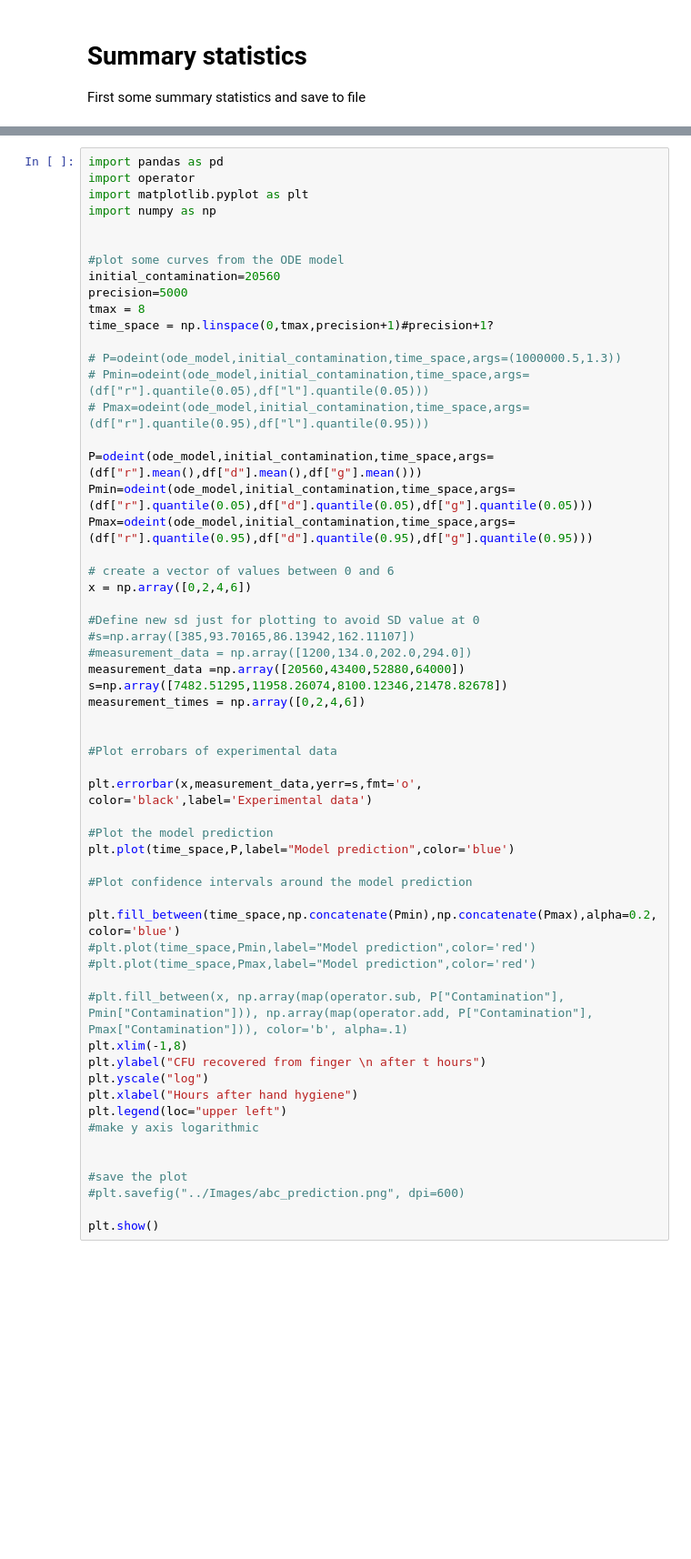
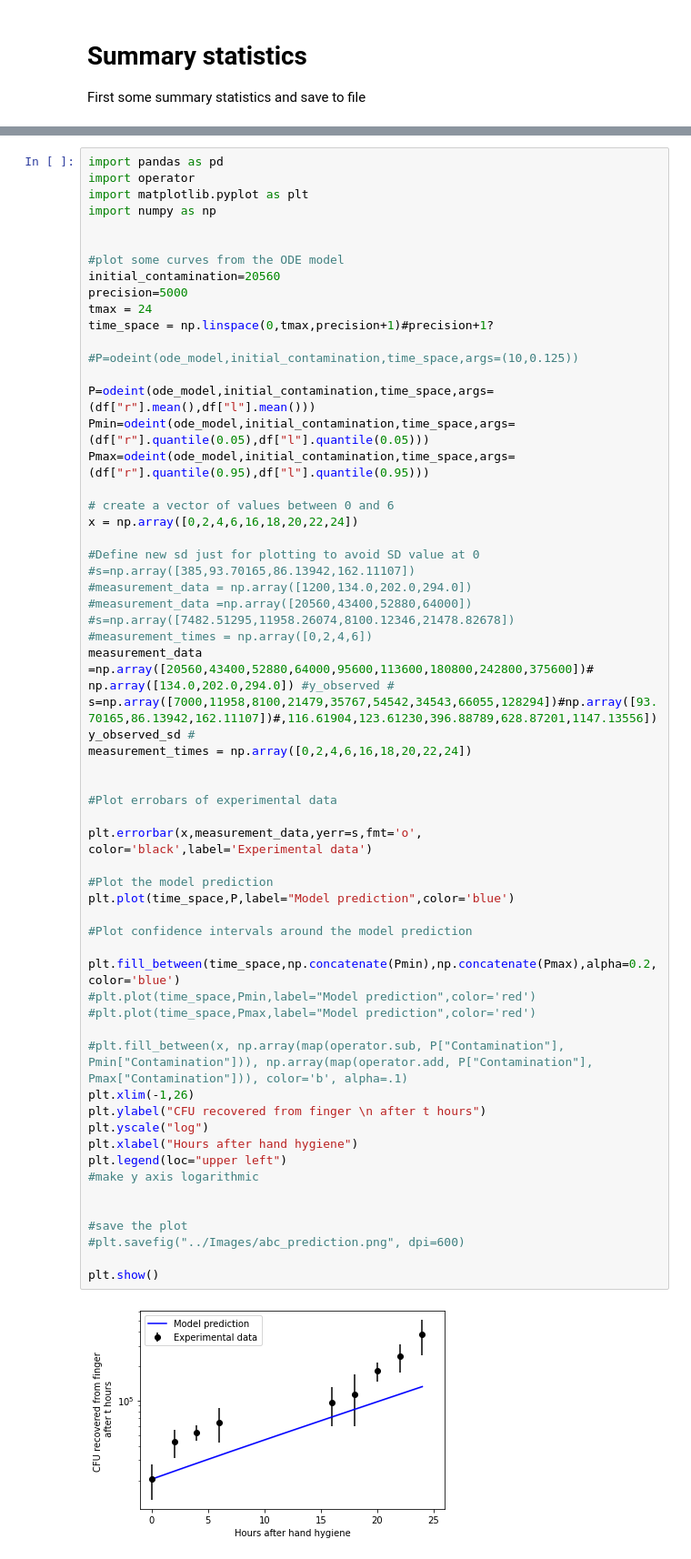
Before and after one commit to MarcoFelipeKing/Zoono, a Jupyter notebook: Code/first_6h_untreated.ipynb, the cells around one changed output, grey strips where cells are left out. Shown at 91% size. Saved outputs shown, nothing was run; the diff lists cells and outputs as text; blank space fills up the shorter version.

```diff
--- a/Code/first_6h_untreated.ipynb
+++ b/Code/first_6h_untreated.ipynb
@@ -213,51 +246,54 @@ import numpy as np
 #plot some curves from the ODE model
 initial_contamination=20560
 precision=5000
-tmax = 8
+tmax = 24
 time_space = np.linspace(0,tmax,precision+1)#precision+1?
 
-# P=odeint(ode_model,initial_contamination,time_space,args=(1000000.5,1.3))
-# Pmin=odeint(ode_model,initial_contamination,time_space,args=(df["r"].quantile(0.05),df["l"].quantile(0.05)))
-# Pmax=odeint(ode_model,initial_contamination,time_space,args=(df["r"].quantile(0.95),df["l"].quantile(0.95)))
+#P=odeint(ode_model,initial_contamination,time_space,args=(10,0.125))
 
-P=odeint(ode_model,initial_contamination,time_space,args=(df["r"].mean(),df["d"].mean(),df["g"].mean()))
-Pmin=odeint(ode_model,initial_contamination,time_space,args=(df["r"].quantile(0.05),df["d"].quantile(0.05),df["g"].quantile(0.05)))
-Pmax=odeint(ode_model,initial_contamination,time_space,args=(df["r"].quantile(0.95),df["d"].quantile(0.95),df["g"].quantile(0.95)))
+P=odeint(ode_model,initial_contamination,time_space,args=(df["r"].mean(),df["l"].mean()))
+Pmin=odeint(ode_model,initial_contamination,time_space,args=(df["r"].quantile(0.05),df["l"].quantile(0.05)))
+Pmax=odeint(ode_model,initial_contamination,time_space,args=(df["r"].quantile(0.95),df["l"].quantile(0.95)))
 
 # create a vector of values between 0 and 6
-x = np.array([0,2,4,6])
+x = np.array([0,2,4,6,16,18,20,22,24])
 
 #Define new sd just for plotting to avoid SD value at 0
 #s=np.array([385,93.70165,86.13942,162.11107])
 #measurement_data = np.array([1200,134.0,202.0,294.0])
-measurement_data =np.array([20560,43400,52880,64000])
-s=np.array([7482.51295,11958.26074,8100.12346,21478.82678])
-measurement_times = np.array([0,2,4,6])
+#measurement_data =np.array([20560,43400,52880,64000])
+#s=np.array([7482.51295,11958.26074,8100.12346,21478.82678])
+#measurement_times = np.array([0,2,4,6])
+measurement_data =np.array([20560,43400,52880,64000,95600,113600,180800,242800,375600])#  np.array([134.0,202.0,294.0]) #y_observed #
+s=np.array([7000,11958,8100,21479,35767,54542,34543,66055,128294])#np.array([93.70165,86.13942,162.11107])#,116.61904,123.61230,396.88789,628.87201,1147.13556]) y_observed_sd #
+measurement_times = np.array([0,2,4,6,16,18,20,22,24])
 
 
 #Plot errobars of experimental data
 
 plt.errorbar(x,measurement_data,yerr=s,fmt='o', color='black',label='Experimental data')
 
 #Plot the model prediction
 plt.plot(time_space,P,label="Model prediction",color='blue')
 
 #Plot confidence intervals around the model prediction
 
 plt.fill_between(time_space,np.concatenate(Pmin),np.concatenate(Pmax),alpha=0.2,color='blue')
 #plt.plot(time_space,Pmin,label="Model prediction",color='red')
 #plt.plot(time_space,Pmax,label="Model prediction",color='red')
 
 #plt.fill_between(x, np.array(map(operator.sub, P["Contamination"], Pmin["Contamination"])), np.array(map(operator.add, P["Contamination"], Pmax["Contamination"])), color='b', alpha=.1)
-plt.xlim(-1,8)
+plt.xlim(-1,26)
 plt.ylabel("CFU recovered from finger \n after t hours")
 plt.yscale("log")
 plt.xlabel("Hours after hand hygiene")
 plt.legend(loc="upper left")
 #make y axis logarithmic
 
 
 #save the plot
 #plt.savefig("../Images/abc_prediction.png", dpi=600)
 
 plt.show()
+# %% [output]
+[figure, added]
```
Also changed, not shown: parts of 11 cells of this notebook, 4 other files.
